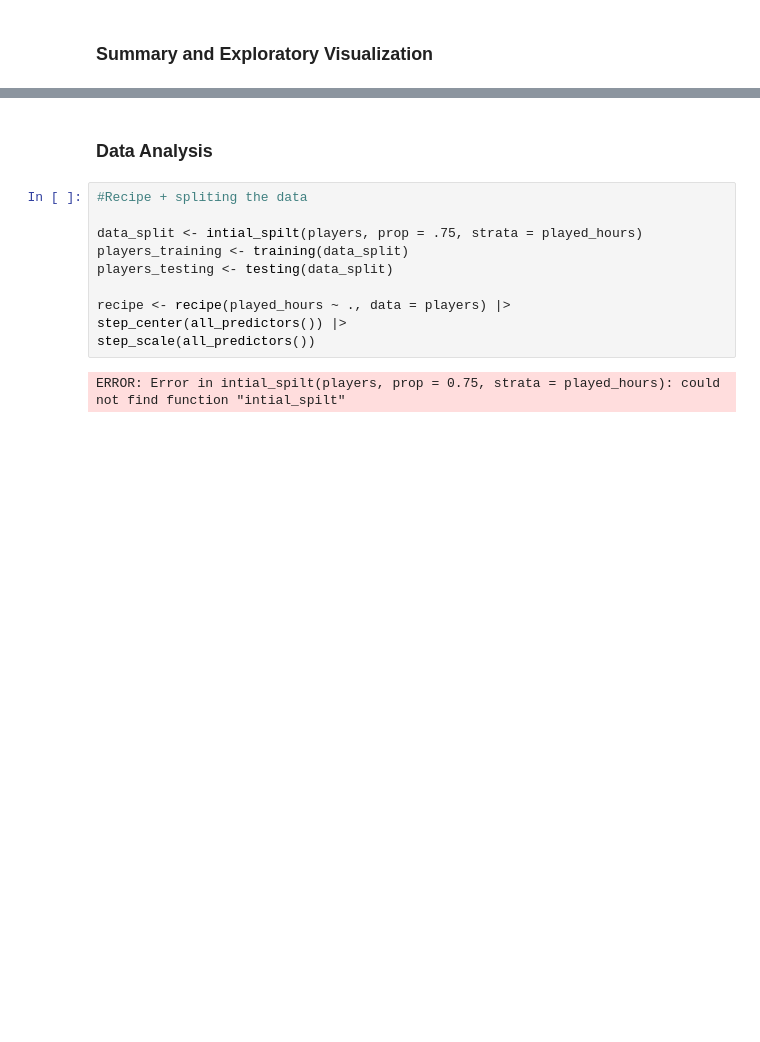
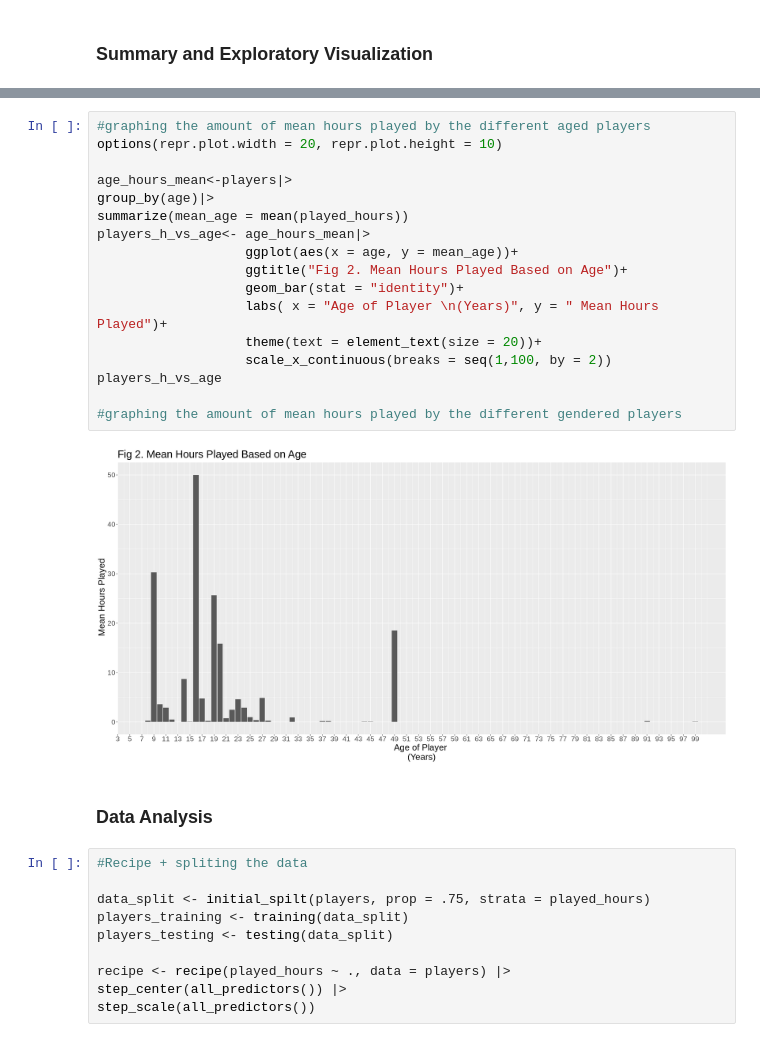
Before and after one commit to 04thvs/dsci100_39, a Jupyter notebook: code.ipynb, the cells around one changed output, grey strips where cells are left out. Cells and saved outputs as stored; diff of their text form; blank space fills up the shorter version.

```diff
--- a/code.ipynb
+++ b/code.ipynb
@@ -97,14 +68,31 @@ players_h_vs_age
+# %%
+#graphing the amount of mean hours played by the different aged players
+options(repr.plot.width = 20, repr.plot.height = 10)
+
+age_hours_mean<-players|>
+group_by(age)|>
+summarize(mean_age = mean(played_hours))
+players_h_vs_age<- age_hours_mean|>
+                   ggplot(aes(x = age, y = mean_age))+
+                   ggtitle("Fig 2. Mean Hours Played Based on Age")+
+                   geom_bar(stat = "identity")+
+                   labs( x = "Age of Player \n(Years)", y = " Mean Hours Played")+
+                   theme(text = element_text(size = 20))+
+                   scale_x_continuous(breaks = seq(1,100, by = 2))
+players_h_vs_age
+
+#graphing the amount of mean hours played by the different gendered players
+# %% [output]
+[figure, added]
 # %% [markdown]
 ### Data Analysis
 # %%
 #Recipe + spliting the data
 
-data_split <- intial_spilt(players, prop = .75, strata = played_hours)
+data_split <- initial_spilt(players, prop = .75, strata = played_hours)
 players_training <- training(data_split)
 players_testing <- testing(data_split)
 
 recipe <- recipe(played_hours ~ ., data = players) |>
 step_center(all_predictors()) |>
 step_scale(all_predictors())
-# %% [output]
-ERROR: Error in intial_spilt(players, prop = 0.75, strata = played_hours): could not find function "intial_spilt"
```
Also changed, not shown: parts of 3 cells of this notebook.
